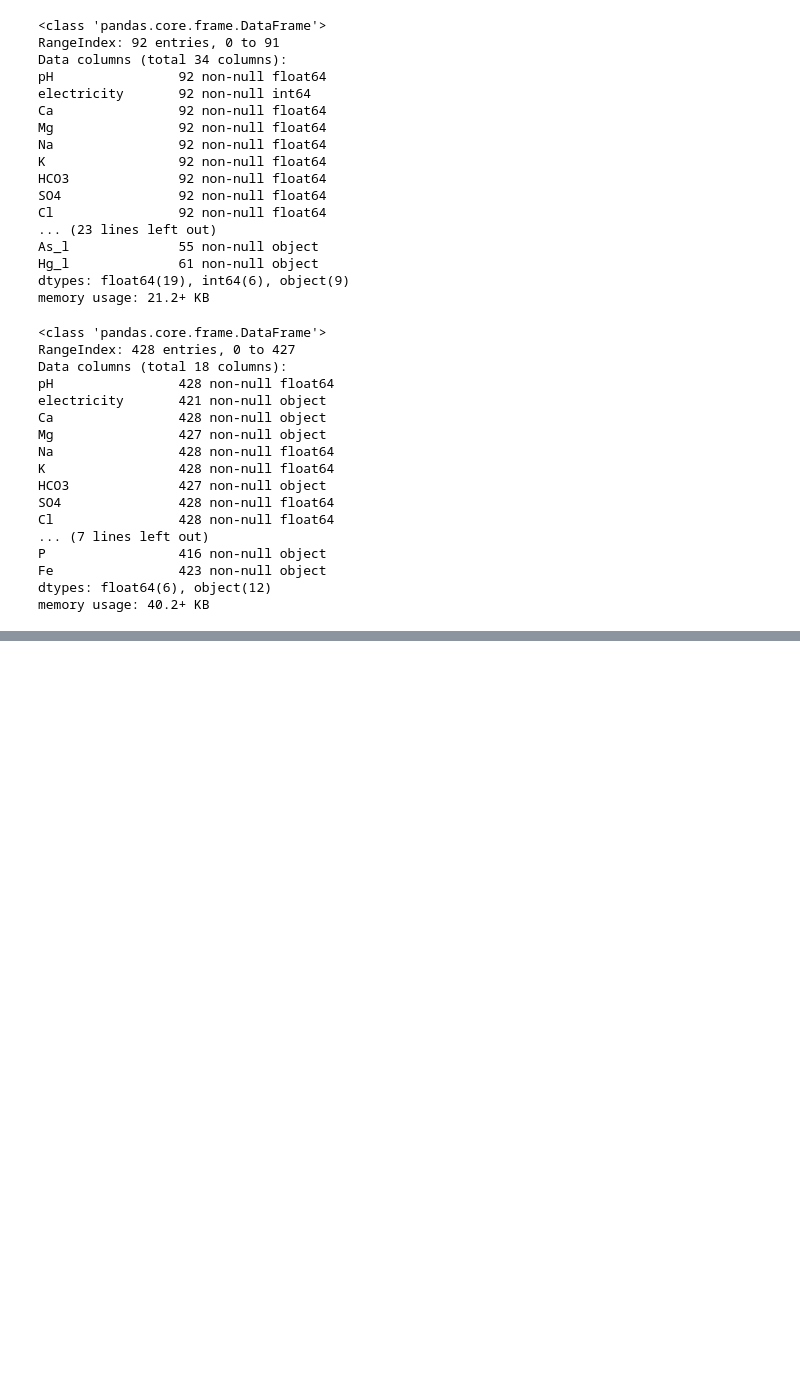
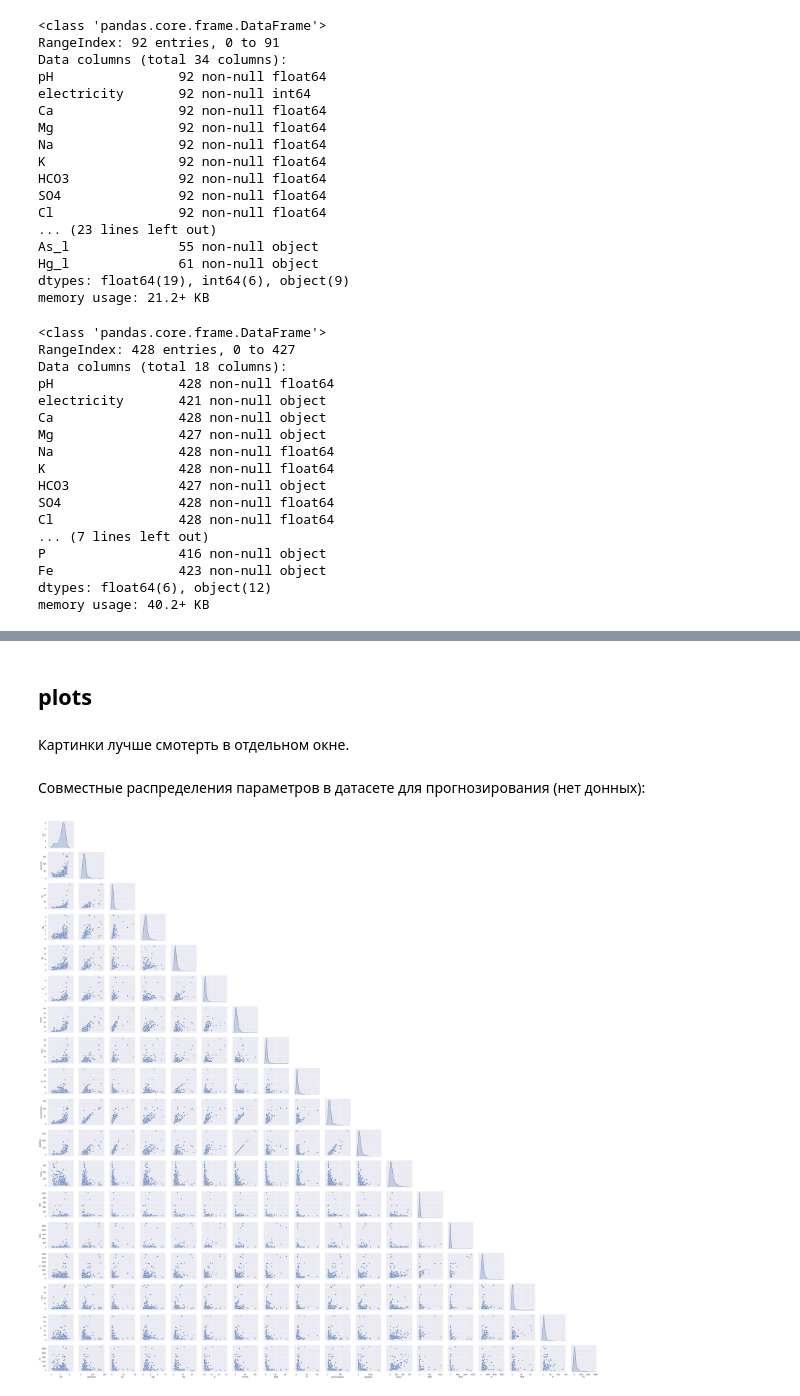
Before and after one commit to PonyCony/geochemistry, a Jupyter notebook: project/code.ipynb, the cells around one changed output, grey strips where cells are left out. Saved outputs shown, nothing was run; the diff lists cells and outputs as text; code cells hidden in the pictures; blank space fills up the shorter version.

```diff
--- a/project/code.ipynb
+++ b/project/code.ipynb
@@ -2,6 +2,10 @@
 %matplotlib inline
 import numpy as np
 import pandas as pd
+from scipy import stats
+import seaborn as sns
+import matplotlib.pyplot as plt
+sns.set(rc={'figure.figsize':(18,12)})
 # %%
 data_train = pd.read_excel("train_data.xlsx")
 data_predict = pd.read_excel("predict_data.xlsx")
@@ -80,0 +106,4 @@ memory usage: 40.2+ KB
+# %%
+data_predict["Ca"] = data_predict["Ca"].apply(lambda x: x.replace(',','.'))
+data_predict = data_predict.apply(lambda x: x.astype(float))
+data_predict.isnull().sum()
@@ -80,0 +130,18 @@ memory usage: 40.2+ KB
+# %%
+data_train = data_train.apply(lambda x: x.fillna(x.median()),axis=0)
+data_predict = data_predict.apply(lambda x: x.fillna(x.median()),axis=0)
+# %% [markdown]
+## plots
+# %% [markdown]
+Картинки лучше смотерть в отдельном окне.
+# %% [markdown]
+Совместные распределения параметров в датасете для прогнозирования (нет донных):
+# %%
+#Scatterplot Matrix
+def hide_current_axis(*args, **kwds):
+    plt.gca().set_visible(False)
+
+g = sns.pairplot(data_predict, diag_kind="kde")
+g.map_upper(hide_current_axis);
+# %% [output]
+[figure, added]
```
Also changed, not shown: parts of 27 cells of this notebook.
